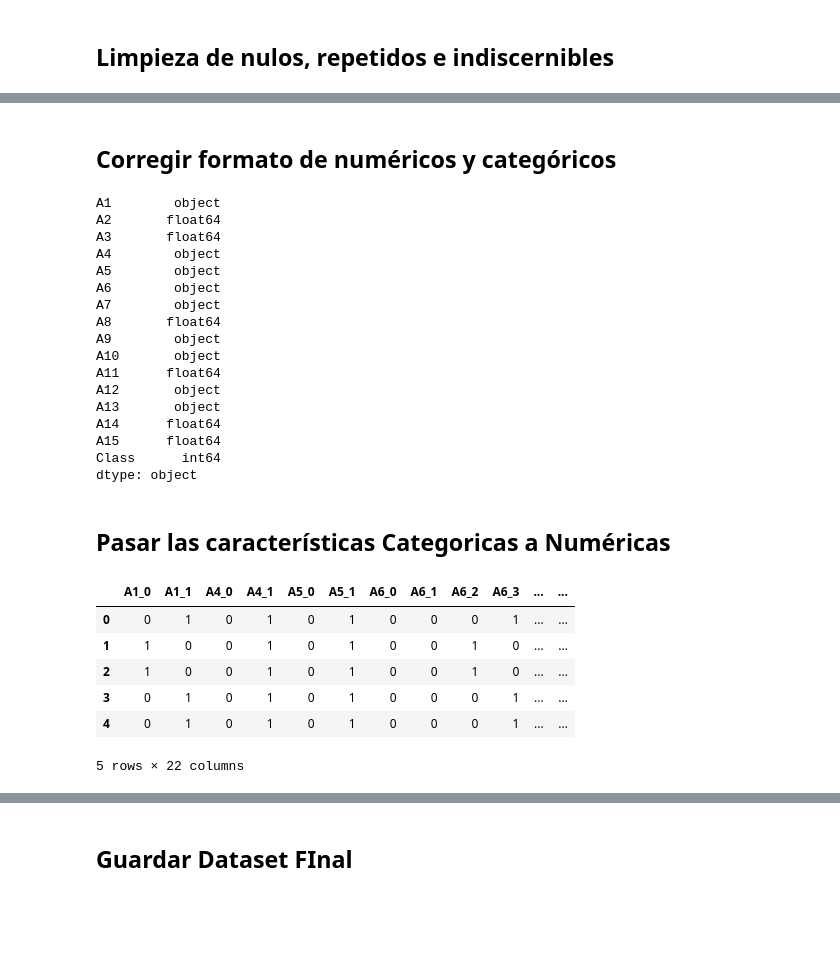
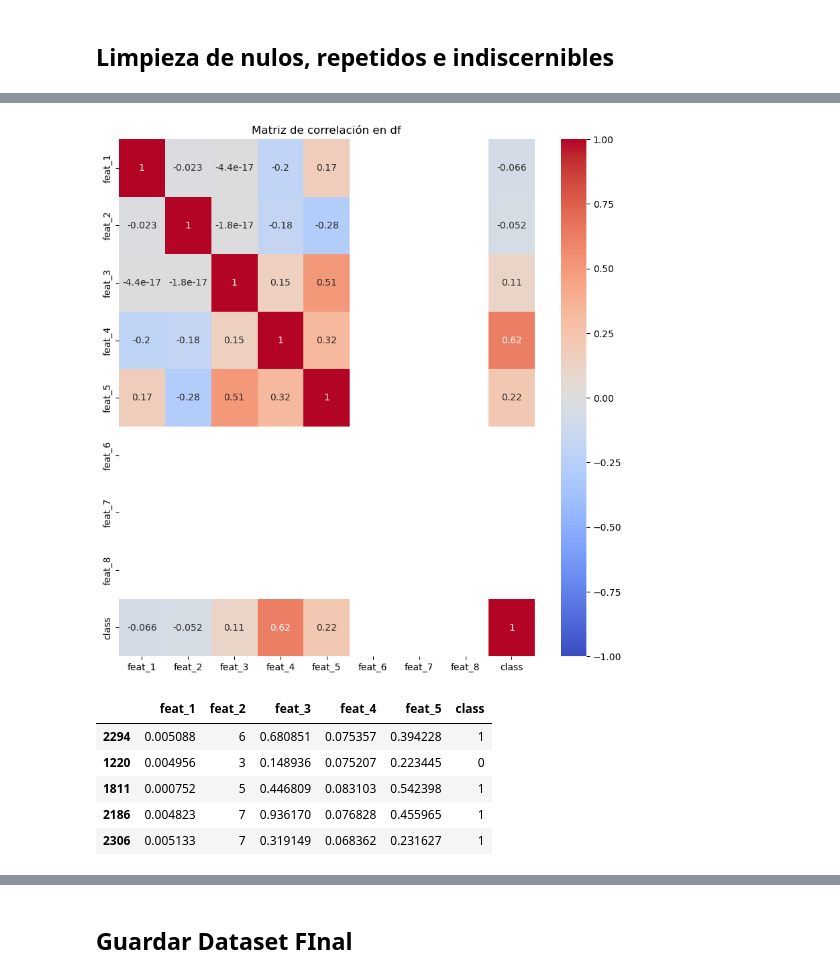
Before and after one commit to JairRamosG/T-cnicas-avanzadas-de-Clasificaci-n-de-Patrones, a Jupyter notebook: Tarea3 - Medidas de desempeño/src/limpieza.ipynb, the cells around one changed output, grey strips where cells are left out. Drawn from its saved outputs; the diff is of its cells as text; code cells hidden in the pictures; blank space fills up the shorter version.

```diff
--- a/Tarea3 - Medidas de desempeño/src/limpieza.ipynb
+++ b/Tarea3 - Medidas de desempeño/src/limpieza.ipynb
@@ -141,42 +129,25 @@ clases.head()
-# %% [markdown]
-## Corregir formato de numéricos y categóricos
-# %%
-df[numericos] = df[numericos].astype(float)
-df[categoricos] = df[categoricos].astype(str)
-df.dtypes
-# %% [output]
-A1        object
-A2       float64
-A3       float64
-A4        object
-A5        object
-A6        object
-A7        object
-A8       float64
-A9        object
-A10       object
-A11      float64
-A12       object
-A13       object
-A14      float64
-A15      float64
-Class      int64
-dtype: object
-# %% [markdown]
-## Pasar las características Categoricas a Numéricas
-# %%
-# Aplicar Bynary encoding a el df
-
-encoder = ce.BinaryEncoder(cols = categoricos)
-df_encoded = encoder.fit_transform(df[categoricos])
-
-df_encoded.head()
-# %% [output]
-|  | A1_0 | A1_1 | A4_0 | A4_1 | A5_0 | A5_1 | A6_0 | A6_1 | A6_2 | A6_3 | ... | ... |
-| 0 | 0 | 1 | 0 | 1 | 0 | 1 | 0 | 0 | 0 | 1 | ... | ... |
-| 1 | 1 | 0 | 0 | 1 | 0 | 1 | 0 | 0 | 1 | 0 | ... | ... |
-| 2 | 1 | 0 | 0 | 1 | 0 | 1 | 0 | 0 | 1 | 0 | ... | ... |
-| 3 | 0 | 1 | 0 | 1 | 0 | 1 | 0 | 0 | 0 | 1 | ... | ... |
-| 4 | 0 | 1 | 0 | 1 | 0 | 1 | 0 | 0 | 0 | 1 | ... | ... |
-5 rows × 22 columns
+# %%
+corr_matrix = df.corr()
+plt.figure(figsize=(10,10))
+sns.heatmap(corr_matrix,
+            annot=True,
+            cmap='coolwarm',
+            vmin=-1,
+            vmax=1)
+plt.title("Matriz de correlación en df")
+plt.show()
+# Hay que quitarle las características 6, 7 y 8 porque son constantes.
+# %% [output]
+[figure, added]
+# %%
+col_const = [f'feat_{i}' for i in range(6, 9)]
+df.drop(columns = col_const, inplace = True)
+df.head()
+# %% [output]
+|  | feat_1 | feat_2 | feat_3 | feat_4 | feat_5 | class |
+| 2294 | 0.005088 | 6 | 0.680851 | 0.075357 | 0.394228 | 1 |
+| 1220 | 0.004956 | 3 | 0.148936 | 0.075207 | 0.223445 | 0 |
+| 1811 | 0.000752 | 5 | 0.446809 | 0.083103 | 0.542398 | 1 |
+| 2186 | 0.004823 | 7 | 0.936170 | 0.076828 | 0.455965 | 1 |
+| 2306 | 0.005133 | 7 | 0.319149 | 0.068362 | 0.231627 | 1 |
 # %% [markdown]
```
Also changed, not shown: parts of 24 cells of this notebook, 6 other files.
